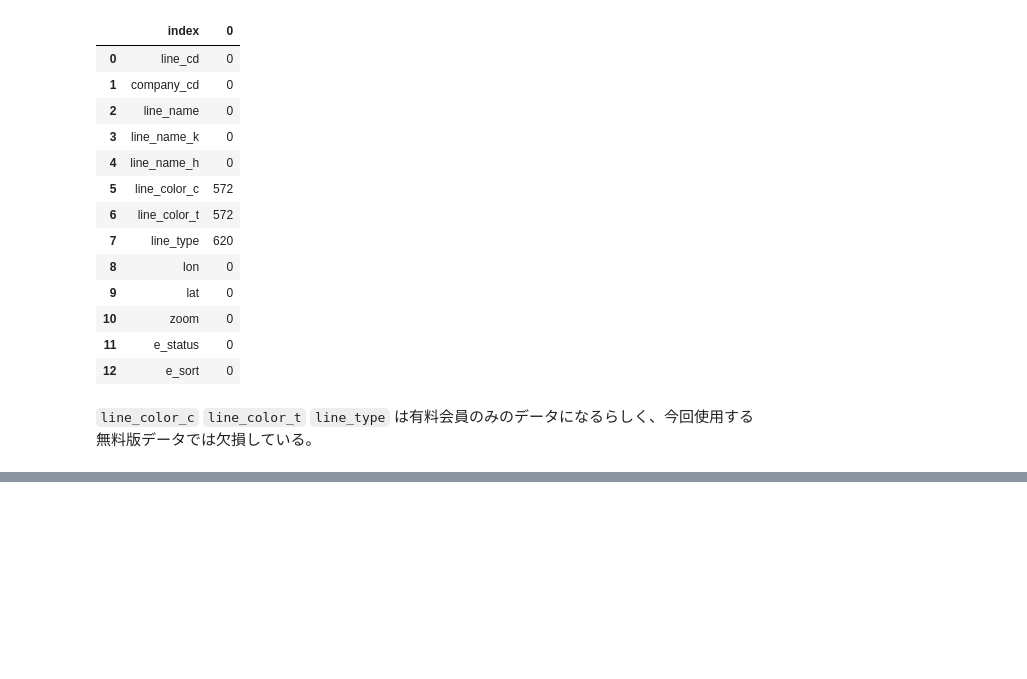
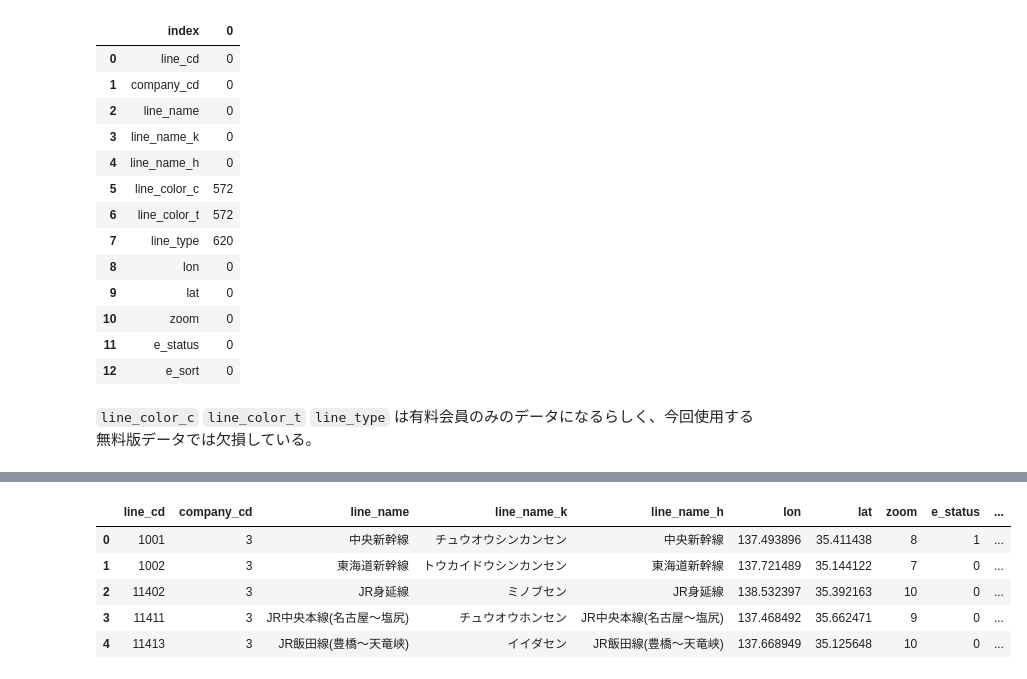
Before and after one commit to hrkenz/jupyter-notebook, a Jupyter notebook: ekidata.ipynb, the cells around one changed output, grey strips where cells are left out. Drawn from its saved outputs; the diff is of its cells as text; code cells hidden in the pictures; blank space fills up the shorter version.

```diff
--- a/ekidata.ipynb
+++ b/ekidata.ipynb
@@ -234,0 +246,9 @@ df_line.isna().sum().reset_index()
+# %%
+df_line2.head()
+# %% [output]
+|  | line_cd | company_cd | line_name | line_name_k | line_name_h | lon | lat | zoom | e_status | ... |
+| 0 | 1001 | 3 | 中央新幹線 | チュウオウシンカンセン | 中央新幹線 | 137.493896 | 35.411438 | 8 | 1 | ... |
+| 1 | 1002 | 3 | 東海道新幹線 | トウカイドウシンカンセン | 東海道新幹線 | 137.721489 | 35.144122 | 7 | 0 | ... |
+| 2 | 11402 | 3 | JR身延線 | ミノブセン | JR身延線 | 138.532397 | 35.392163 | 10 | 0 | ... |
+| 3 | 11411 | 3 | JR中央本線(名古屋～塩尻) | チュウオウホンセン | JR中央本線(名古屋～塩尻) | 137.468492 | 35.662471 | 9 | 0 | ... |
+| 4 | 11413 | 3 | JR飯田線(豊橋～天竜峡) | イイダセン | JR飯田線(豊橋～天竜峡) | 137.668949 | 35.125648 | 10 | 0 | ... |
```
Also changed, not shown: parts of 21 cells of this notebook.
